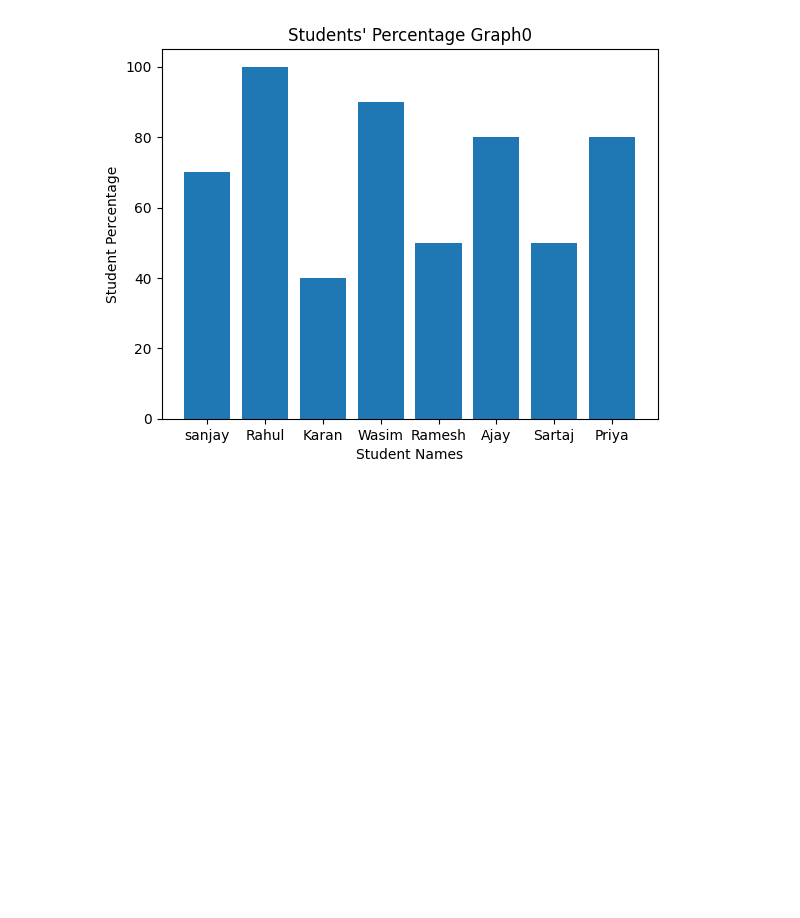
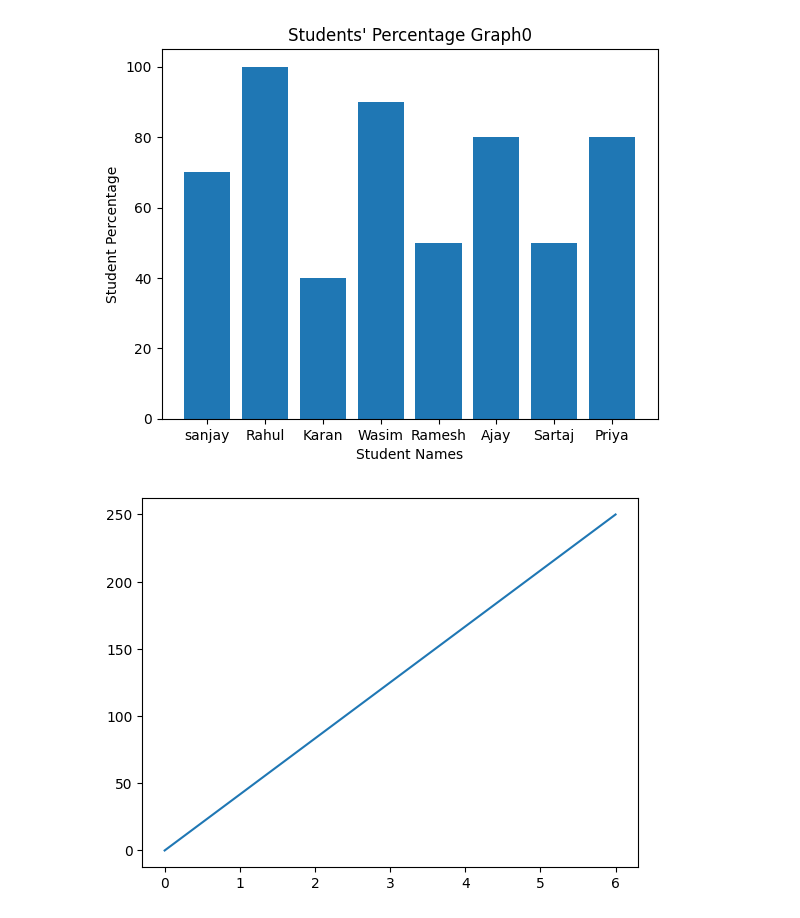
Before and after one commit to musfi64/Abstraction-and-Polymorphism, a Jupyter notebook: Matplotlib.ipynb, the cells around one changed output. Saved outputs shown, nothing was run; the diff lists cells and outputs as text; code cells hidden in the pictures; blank space fills up the shorter version.

```diff
--- a/Matplotlib.ipynb
+++ b/Matplotlib.ipynb
@@ -35,3 +35,11 @@ percentage_bar_chart()
 [70.0, 100.0, 40.0, 90.0, 50.0, 80.0, 50.0, 80.0]
 [figure]
 [figure]
+# %%
+xpoints=np.array([0, 6])
+ypoints=np.array([0, 250])
+
+plt.plot(xpoints, ypoints)
+plt.show()
+# %% [output]
+[figure, added]
```
Also changed, not shown: parts of 3 cells of this notebook.
